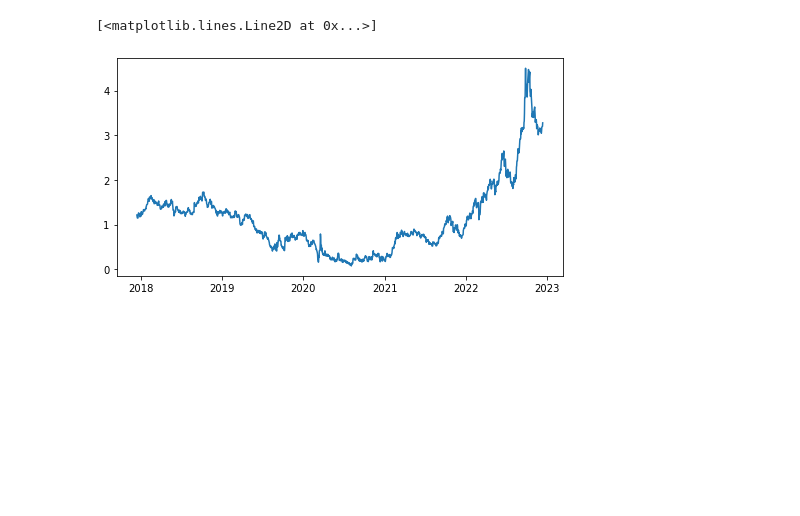
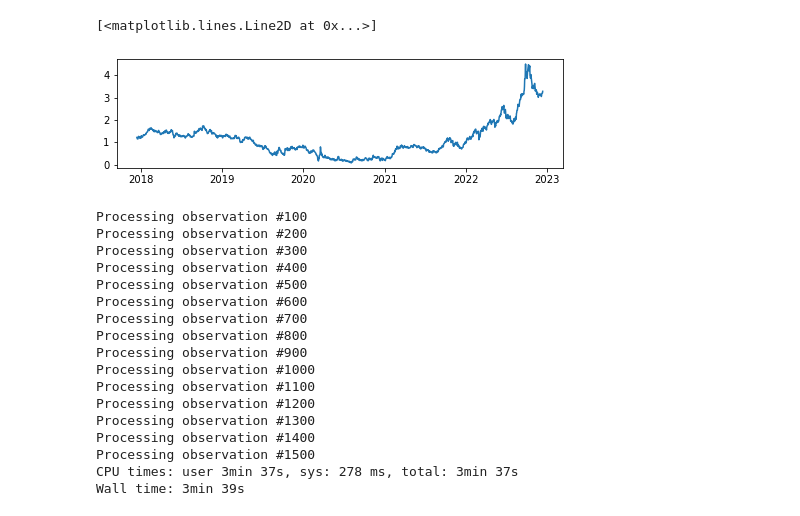
Before and after one commit to maltamiranomontero/DSM-bocd, a Jupyter notebook: notebooks/Bond.ipynb, the cells around one changed output. Cells and saved outputs as stored; diff of their text form; code cells hidden in the pictures; blank space fills up the shorter version.

```diff
--- a/notebooks/Bond.ipynb
+++ b/notebooks/Bond.ipynb
@@ -1,11 +1,27 @@
 # %%
+import sys
+import os
+
+SCRIPT_DIR = os.path.dirname(os.path.abspath(os.getcwd()))
+sys.path.append(SCRIPT_DIR)
+
 import numpy as np
 import pandas as pd
 import matplotlib.pyplot as plt
+from   matplotlib.colors import LogNorm
+
+from tueplots import bundles
+
+from bocpd import bocpd
+from hazard import ConstantHazard
+from models import DSMGammaSampling
+from plot import plot_posterior
 # %%
-PATH = 'data/bond/United Kingdom 10-Year Bond Yield Historical Data.csv'
+DATA_PATH = os.path.join(SCRIPT_DIR,'data/bond')
+RESULT_PATH = os.path.join(SCRIPT_DIR,'notebooks/results/bond')
+FILE_PATH = os.path.join(DATA_PATH,'United Kingdom 10-Year Bond Yield Historical Data.csv')
 # %%
-df = pd.read_csv(PATH)
+df = pd.read_csv(FILE_PATH)
 df['Date'] = pd.to_datetime(df['Date'])
 df.sort_values(by='Date', inplace=True)
 data = df['Price'].values
@@ -14,8 +30,8 @@ dates = df['Date'].values
 T = len(data)
 data = data.reshape((T,1))
 # %%
-plt.subplots(figsize=(8,4))
+plt.subplots(figsize=(8,2))
 plt.plot(dates,data)
 # %% [output]
 [<matplotlib.lines.Line2D at 0x...>]
-[figure, old version]
+[figure, new version]
@@ -21,0 +71,21 @@ plt.plot(dates,data)
+# %%
+%%time
+R_DSM_sampling  = bocpd(data, hazard, model, K=50, verbose=True)
+# %% [output]
+Processing observation #100
+Processing observation #200
+Processing observation #300
+Processing observation #400
+Processing observation #500
+Processing observation #600
+Processing observation #700
+Processing observation #800
+Processing observation #900
+Processing observation #1000
+Processing observation #1100
+Processing observation #1200
+Processing observation #1300
+Processing observation #1400
+Processing observation #1500
+CPU times: user 3min 37s, sys: 278 ms, total: 3min 37s
+Wall time: 3min 39s
```
Also changed, not shown: parts of 3 cells of this notebook, 17 other files.
